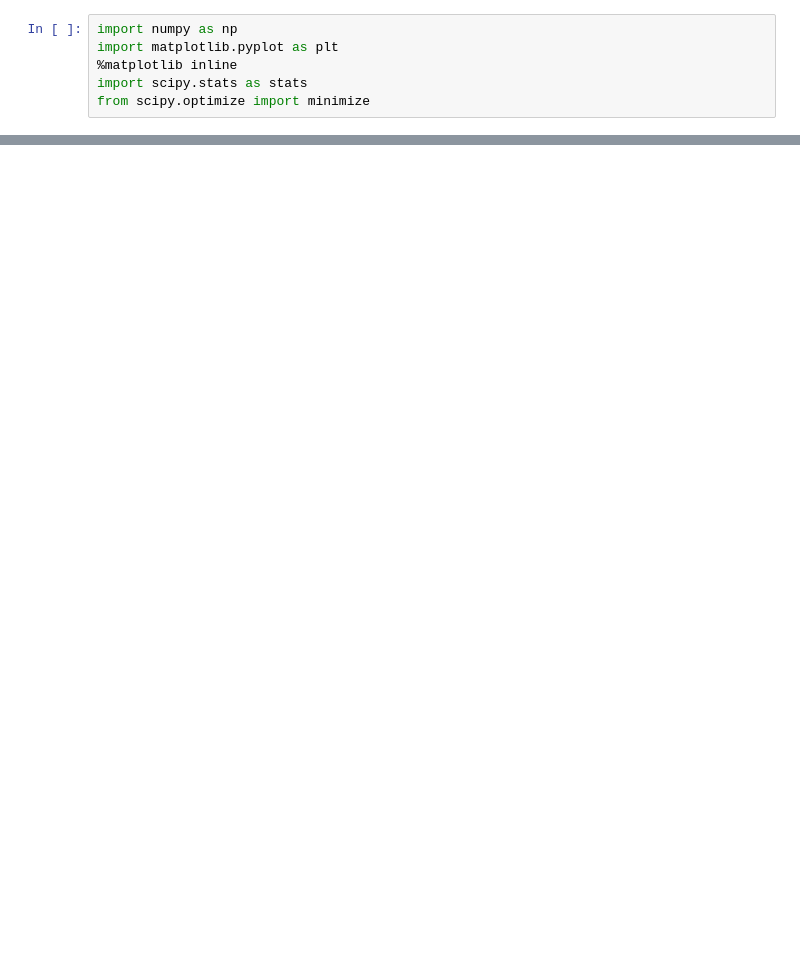
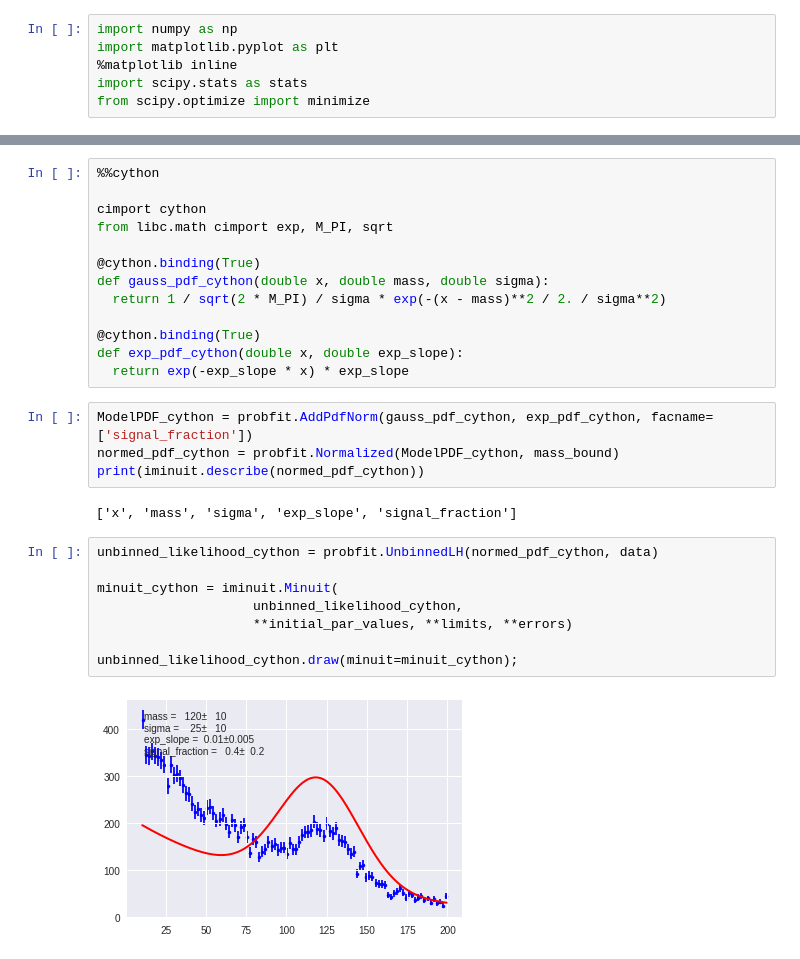
Before and after one commit to SiLiKhon/HEPStatsSeminar, a Jupyter notebook: SimpleMLFit.ipynb, the cells around one changed output, grey strips where cells are left out. Cells and saved outputs as stored; diff of their text form; blank space fills up the shorter version.

```diff
--- a/SimpleMLFit.ipynb
+++ b/SimpleMLFit.ipynb
@@ -64,0 +118,29 @@ plt.plot(x, y, color='red');
+# %%
+%%cython
+
+cimport cython
+from libc.math cimport exp, M_PI, sqrt
+
+@cython.binding(True)
+def gauss_pdf_cython(double x, double mass, double sigma):
+  return 1 / sqrt(2 * M_PI) / sigma * exp(-(x - mass)**2 / 2. / sigma**2)
+
+@cython.binding(True)
+def exp_pdf_cython(double x, double exp_slope):
+  return exp(-exp_slope * x) * exp_slope
+# %%
+ModelPDF_cython = probfit.AddPdfNorm(gauss_pdf_cython, exp_pdf_cython, facname=['signal_fraction'])
+normed_pdf_cython = probfit.Normalized(ModelPDF_cython, mass_bound)
+print(iminuit.describe(normed_pdf_cython))
+# %% [output]
+['x', 'mass', 'sigma', 'exp_slope', 'signal_fraction']
+# %%
+unbinned_likelihood_cython = probfit.UnbinnedLH(normed_pdf_cython, data)
+
+minuit_cython = iminuit.Minuit(
+                    unbinned_likelihood_cython,
+                    **initial_par_values, **limits, **errors)
+
+unbinned_likelihood_cython.draw(minuit=minuit_cython);
+# %% [output]
+[figure, added]
```
Also changed, not shown: parts of 20 cells of this notebook.
